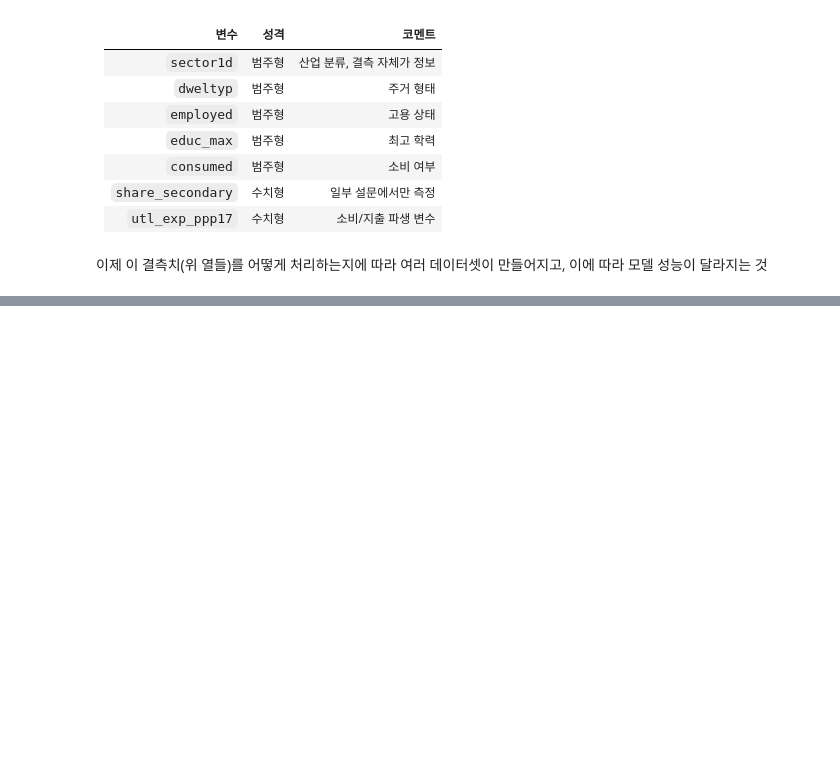
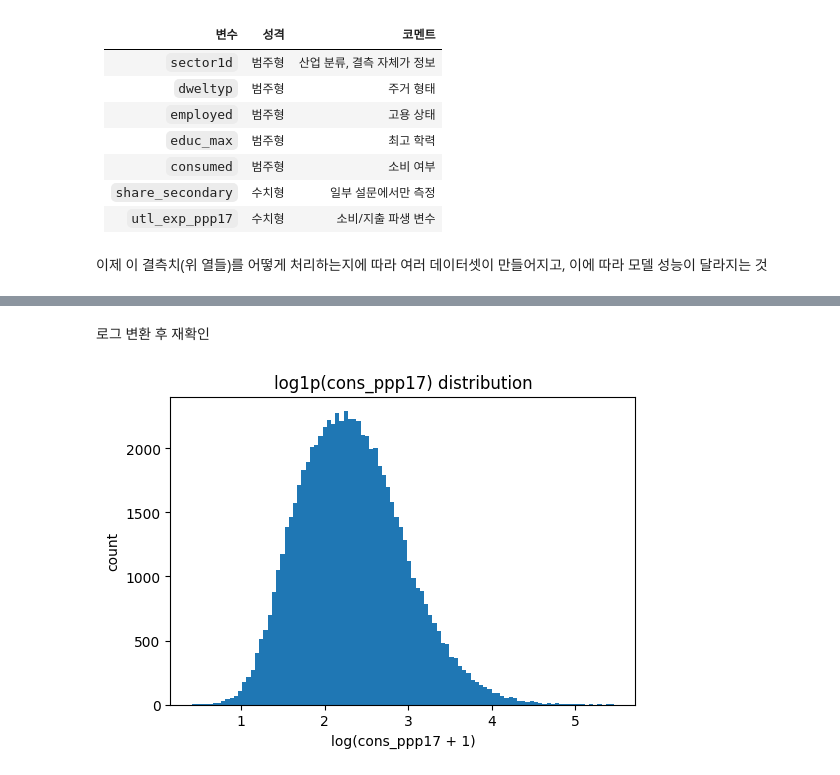
Before and after one commit to guupiii/ESAA, a Jupyter notebook: Poverty_Prediction_Challenge.ipynb, the cells around one changed output, grey strips where cells are left out. Drawn from its saved outputs; the diff is of its cells as text; code cells hidden in the pictures; blank space fills up the shorter version.

```diff
--- a/Poverty_Prediction_Challenge.ipynb
+++ b/Poverty_Prediction_Challenge.ipynb
@@ -362,0 +472,15 @@ dtype: int64
+# %% [markdown]
+로그 변환 후 재확인
+# %%
+import numpy as np
+
+y_tr_log = np.log1p(y_tr)
+
+plt.figure(figsize=(6,4))
+plt.hist(y_tr_log, bins=100)
+plt.title("log1p(cons_ppp17) distribution")
+plt.xlabel("log(cons_ppp17 + 1)")
+plt.ylabel("count")
+plt.show()
+# %% [output]
+[figure, added]
```
Also changed, not shown: parts of 31 cells of this notebook.
